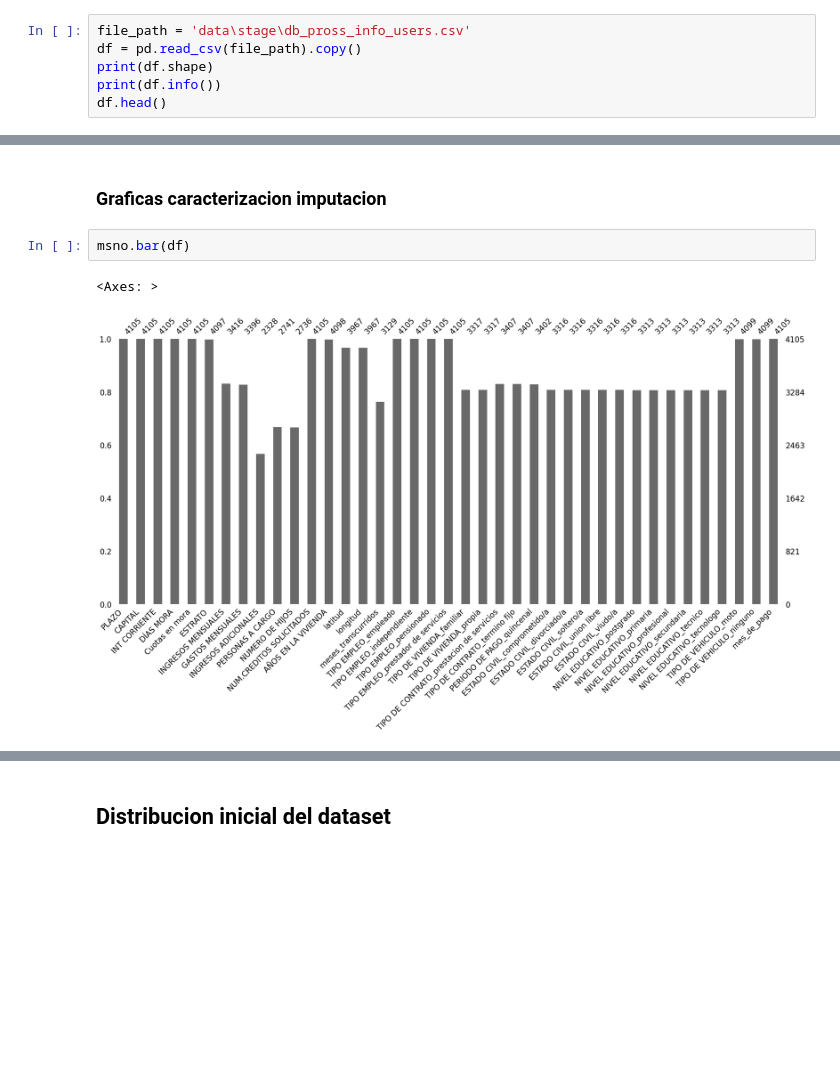
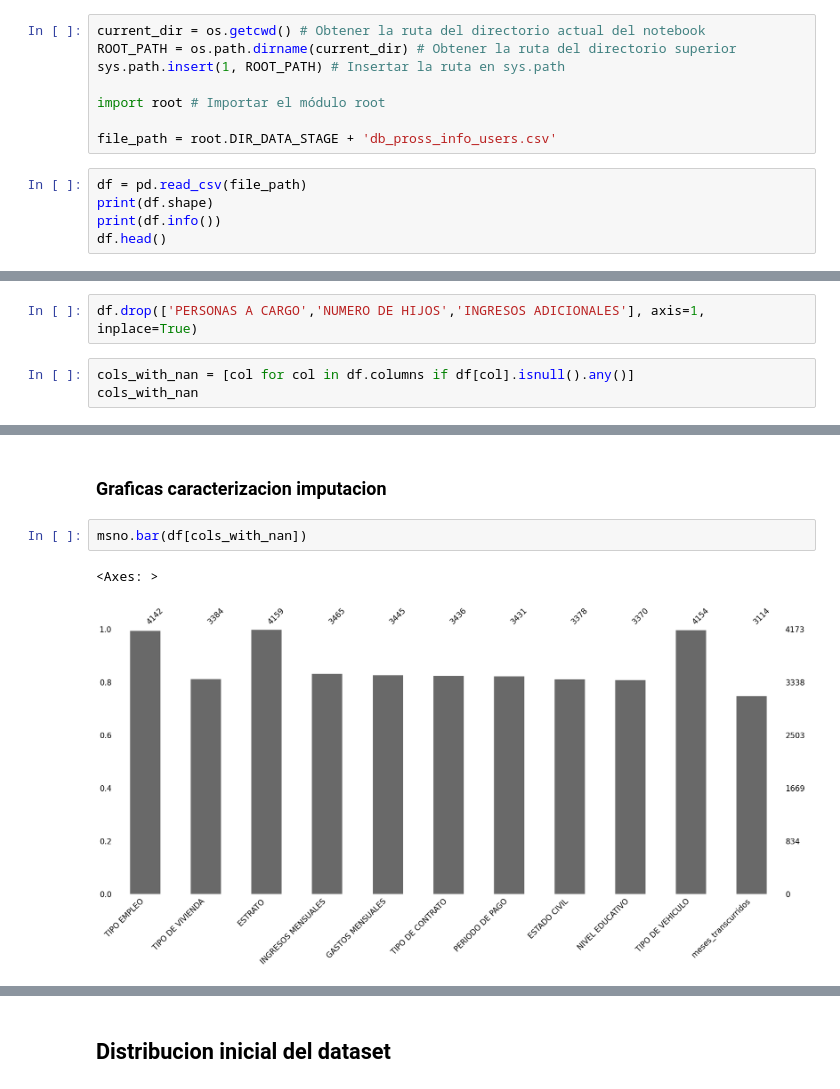
Before and after one commit to josemgoji/Entrega-Final, a Jupyter notebook: datalab/Imputacion.ipynb, the cells around one changed output, grey strips where cells are left out. Saved outputs shown, nothing was run; the diff lists cells and outputs as text; blank space fills up the shorter version.

Commit message:
:hammer: Update Notebook y archivo de imputacion, usando nuevas tecnicas y eliminando codigo inecesario

```diff
--- a/datalab/Imputacion.ipynb
+++ b/datalab/Imputacion.ipynb
@@ -34,8 +27,15 @@ from numpy import uint8
 # %% [markdown]
 ### Leer, borrar missing values y diagnosticar dataset, antes de la codificacion de los datos categoricos
+# %%
+current_dir = os.getcwd() # Obtener la ruta del directorio actual del notebook
+ROOT_PATH = os.path.dirname(current_dir) # Obtener la ruta del directorio superior
+sys.path.insert(1, ROOT_PATH) # Insertar la ruta en sys.path
+
+import root # Importar el módulo root
+
+file_path = root.DIR_DATA_STAGE + 'db_pross_info_users.csv'
 # %%
-file_path = 'data\stage\db_pross_info_users.csv'
-df = pd.read_csv(file_path).copy()
+df = pd.read_csv(file_path)
 print(df.shape)
 print(df.info())
 df.head()
@@ -87,0 +108,5 @@ dtype: float64
+# %%
+df.drop(['PERSONAS A CARGO','NUMERO DE HIJOS','INGRESOS ADICIONALES'], axis=1, inplace=True)
+# %%
+cols_with_nan = [col for col in df.columns if df[col].isnull().any()]
+cols_with_nan
@@ -88,8 +125,8 @@ dtype: float64
 # %% [markdown]
 ### Graficas caracterizacion imputacion
 # %%
-msno.bar(df)
+msno.bar(df[cols_with_nan])
 # %% [output]
 <Axes: >
-[figure, old version]
+[figure, new version]
 # %%
```
Also changed, not shown: parts of 107 cells of this notebook, 1 other file.
